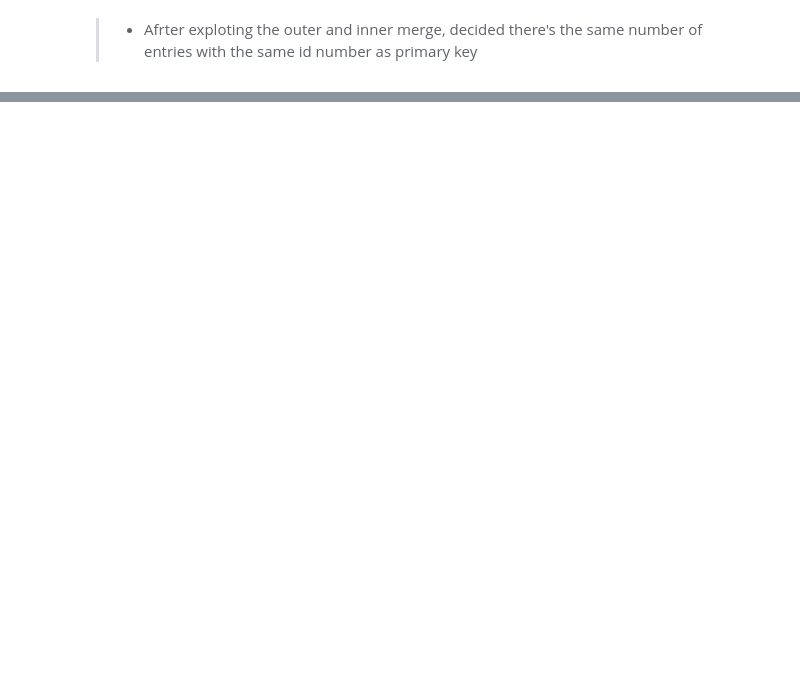
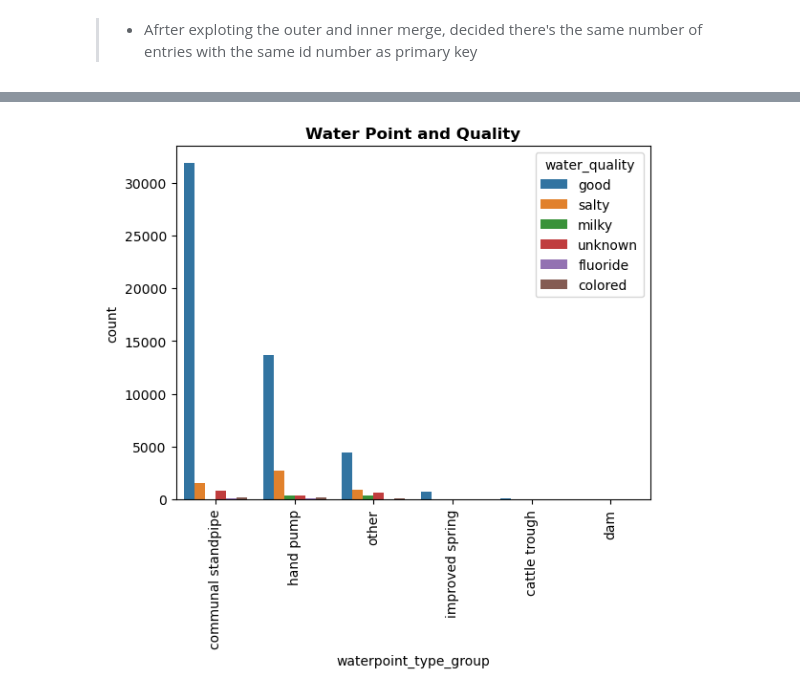
Before and after one commit to Danayt09/Tanzanian_Water_Wells, a Jupyter notebook: EDA.ipynb, the cells around one changed output, grey strips where cells are left out. Drawn from its saved outputs; the diff is of its cells as text; code cells hidden in the pictures; blank space fills up the shorter version.

```diff
--- a/EDA.ipynb
+++ b/EDA.ipynb
@@ -1024,0 +54,2 @@ final_data.to_csv('tz_data.csv')
+# %%
+train_data = train_data.merge(train_target, on ='id')
@@ -1024,0 +236,8 @@ final_data.to_csv('tz_data.csv')
+# %%
+# Drop categorical columns
+train_data.drop(['scheme_management', 'management', 'subvillage', 'lga', 'ward', 'extraction_type_group',
+                 'extraction_type', 'payment_type', 'water_quality', 'quantity_group', 'source_type',
+                 'waterpoint_type', 'wpt_name', 'scheme_name'], axis=1, inplace=True)
+
+# Rename quality_group column to become water_quality
+train_data.rename(columns={'quality_group': 'water_quality'}, inplace=True)
@@ -1024,0 +289,19 @@ final_data.to_csv('tz_data.csv')
+# %%
+train_data.permit = train_data.permit.fillna('Unknown')
+most_frequent_permit = train_data.permit.mode()[0]
+train_data.permit = train_data.permit.replace('Unknown', most_frequent_permit)
+
+train_data.public_meeting = train_data.public_meeting.fillna('Unknown')
+most_frequent_meeting = train_data.public_meeting.mode()[0]
+train_data.public_meeting = train_data.public_meeting.replace('Unknown', most_frequent_meeting)
+# %%
+# Impute missing values in 'funder' and 'installer' columns
+imputer = SimpleImputer(strategy='most_frequent')
+train_data[['funder', 'installer']] = imputer.fit_transform(train_data[['funder', 'installer']])
+
+# Group 'funder' and 'installer' columns
+top_funders = train_data['funder'].value_counts().nlargest(6).index
+train_data.loc[~train_data['funder'].isin(top_funders), 'funder'] = 'Others'
+
+top_installers = train_data['installer'].value_counts().nlargest(6).index
+train_data.loc[~train_data['installer'].isin(top_installers), 'installer'] = 'Others'
@@ -1024,0 +352,7 @@ final_data.to_csv('tz_data.csv')
+# %%
+plt.figure("Water Point Types And Functionality")
+ax = sns.countplot(x='waterpoint_type_group', hue="water_quality", data=train_data)
+ax.set_xticklabels(ax.get_xticklabels(), rotation='vertical')
+plt.title('Water Point and Quality',fontsize=12, fontweight='bold');
+# %% [output]
+[figure, added]
```
Also changed, not shown: parts of 138 cells of this notebook, 2 other files.
